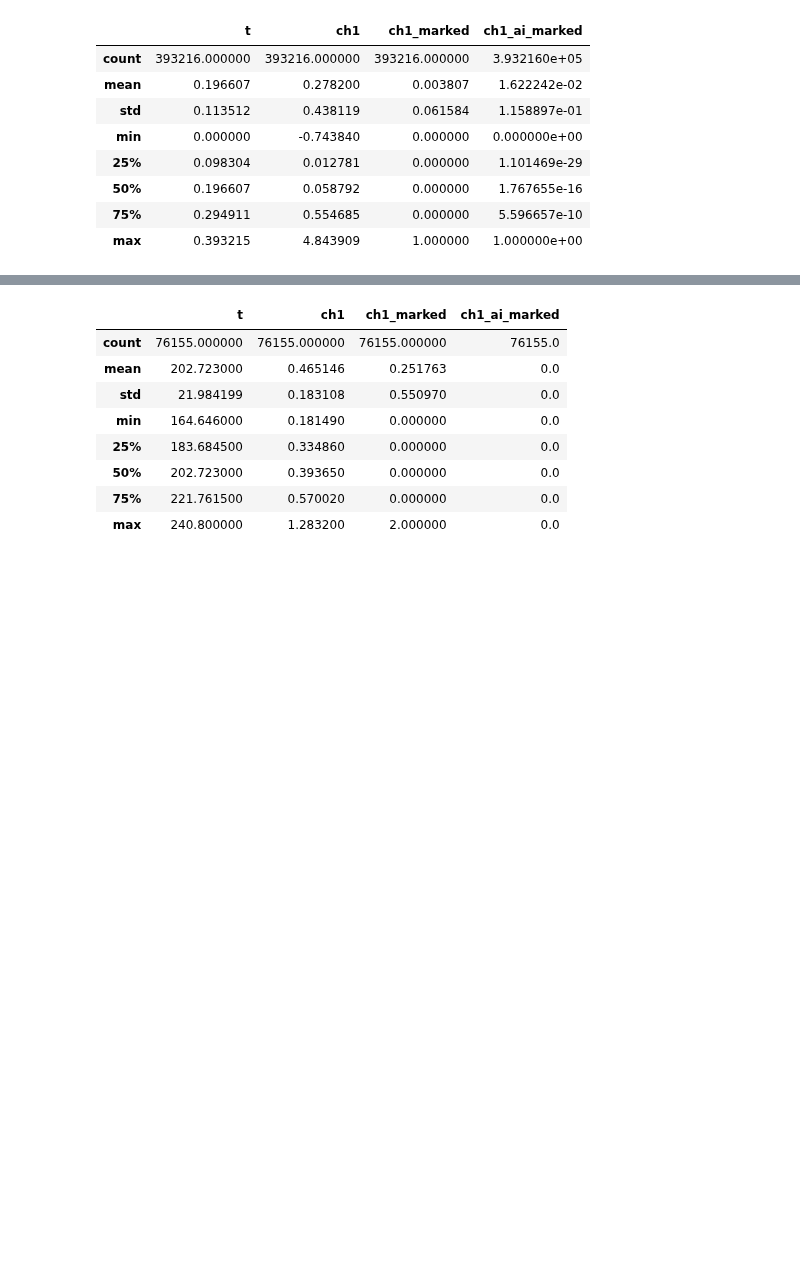
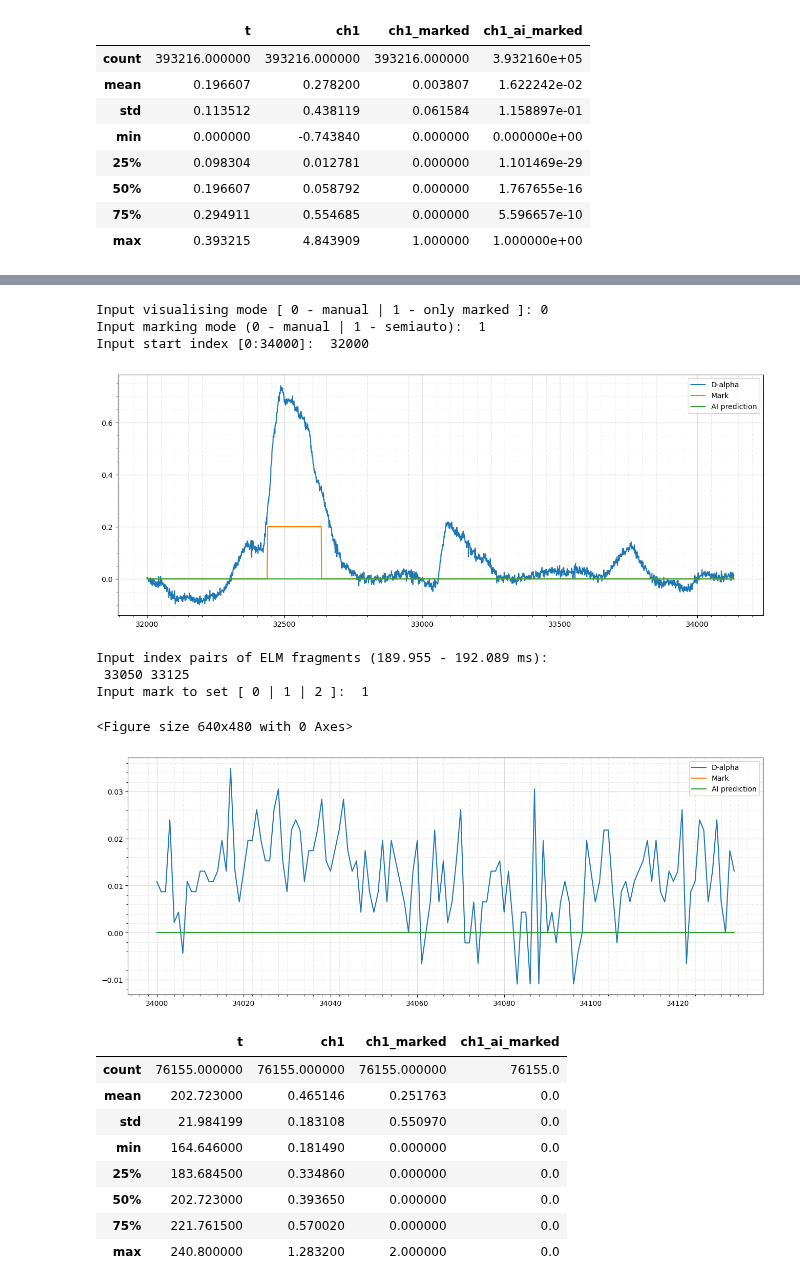
Before and after one commit to feodorrussia/D-alpha-instability-search, a Jupyter notebook: D-alpha marking.ipynb, the cells around one changed output, grey strips where cells are left out. Cells and saved outputs as stored; diff of their text form; code cells hidden in the pictures; blank space fills up the shorter version.

Commit message:
Marked #44168

```diff
--- a/D-alpha marking.ipynb
+++ b/D-alpha marking.ipynb
@@ -58,7 +60,6 @@ from matplotlib.ticker import AutoMinorLocator
 
 mode_ploting = int(input("Input visualising mode [ 0 - manual | 1 - only marked ]:"))
 mode_marking = int(input("Input marking mode (0 - manual | 1 - semiauto): ").strip().split()[0])
-
 l_edge = int(input(f"Input start index [0:{df.shape[0]//1000*1000}]: ").strip().split()[0])
 # print("---")
 step = 2000
@@ -67,7 +68,7 @@ width = 3000
 step_away = 10
 
 while l_edge < df.shape[0]:
-    r_edge = min(l_edge + width, df.shape[0])
+    r_edge = min(l_edge + width, df.shape[0] - 1)
 
     if mode_ploting == 1 and sum(df.ch1_marked[l_edge:r_edge]) == 0:
         l_edge += step
@@ -77,36 +78,46 @@ while l_edge < df.shape[0]:
 
     fig.set_figwidth(16)
     fig.set_figheight(6)
 
     ax.plot(range(l_edge, r_edge), normalise_series(df.ch1)[l_edge:r_edge], label="D-alpha")
-    ax.plot(range(l_edge, r_edge), df.ch1_marked[l_edge:r_edge] * 0.5, label="Mark")
-    ax.plot(range(l_edge, r_edge), df.ch1_ai_marked[l_edge:r_edge] * 0.5, label="AI prediction")
+    ax.plot(range(l_edge, r_edge), df.ch1_marked[l_edge:r_edge] * 0.1, label="Mark")
+    ax.plot(range(l_edge, r_edge), df.ch1_ai_marked[l_edge:r_edge] * 0.1, label="AI prediction")
 
     ax.grid(which='major', color='#DDDDDD', linewidth=0.9)
     ax.grid(which='minor', color='#DDDDDD', linestyle=':', linewidth=0.7)
     ax.minorticks_on()
     ax.xaxis.set_minor_locator(AutoMinorLocator(10))
     ax.legend()
     plt.show()
 
-    res = list(map(int, input("Input index pairs of ELM fragments:\n").strip().split()))
+    res = list(map(int, input(f"Input index pairs of ELM fragments ({df.t[l_edge]} - {df.t[r_edge]} ms):\n").strip().split()))
     for i in range(0, len(res), 2):
         board_ind = [res[i], res[i+1]]
 
         mark = float(input("Input mark to set [ 0 | 1 | 2 ]: "))
 
         if mode_marking and mark > 0:
             board_ind = get_borders(df.loc[res[i]:res[i + 1], "ch1"].to_numpy(), scale=1.5)
             board_ind[0] = max(board_ind[0] - step_away + res[i], 0)
             board_ind[1] += res[i]
 
         df.loc[board_ind[0]:board_ind[1], "ch1_marked"] = mark
 
     plt.close()
     plt.clf()
     l_edge += step
 
 # 217500
+# %% [output]
+Input visualising mode [ 0 - manual | 1 - only marked ]: 0
+Input marking mode (0 - manual | 1 - semiauto):  1
+Input start index [0:34000]:  32000
+[figure, added]
+Input index pairs of ELM fragments (189.955 - 192.089 ms):
+ 33050 33125
+Input mark to set [ 0 | 1 | 2 ]:  1
+<Figure size 640x480 with 0 Axes>
+[figure, added]
 # %%
 df.to_csv(interval_path + f"df/{F_ID}_data.csv", index=False)
 df.describe()
```
Also changed, not shown: parts of 4 cells of this notebook.
